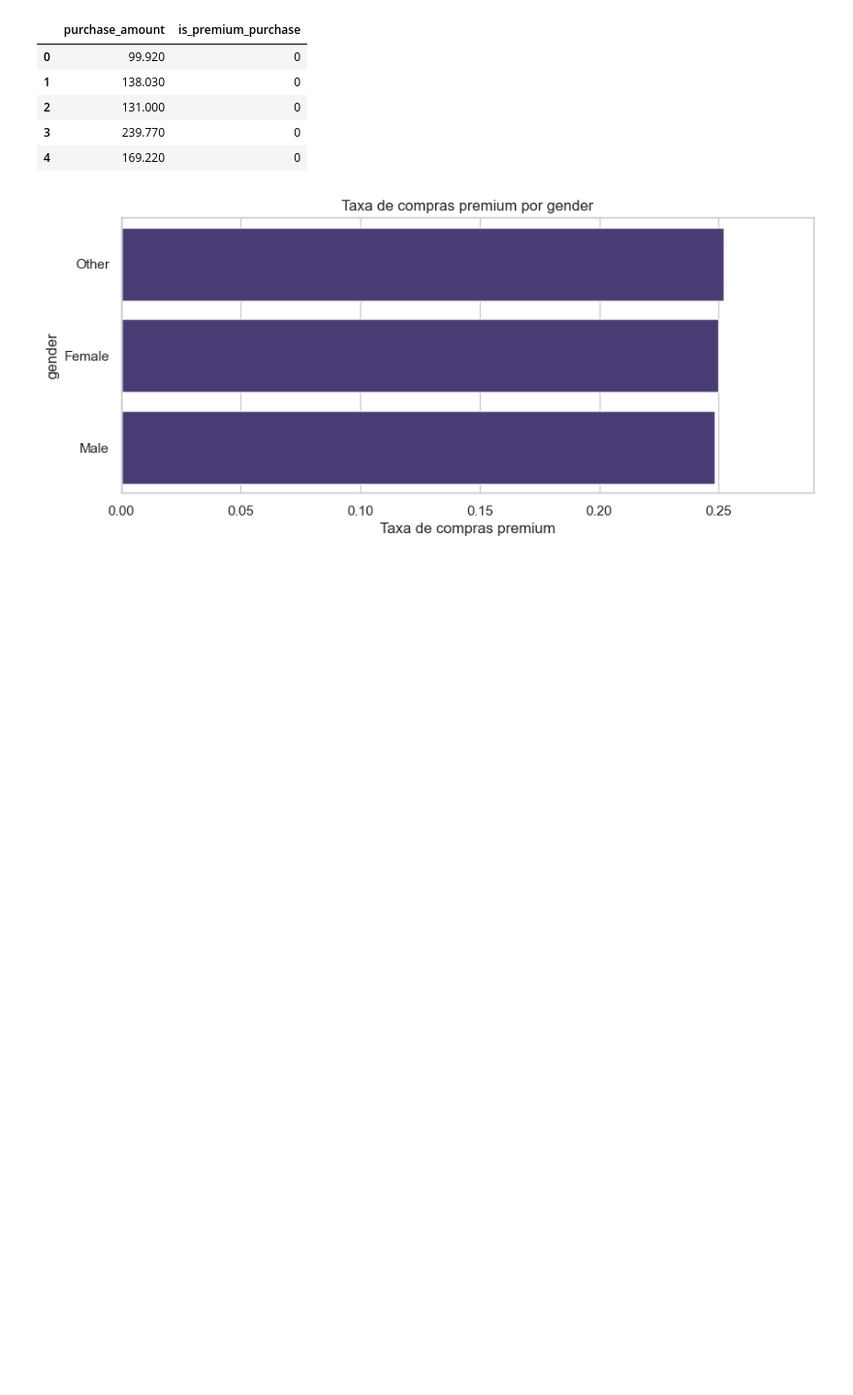
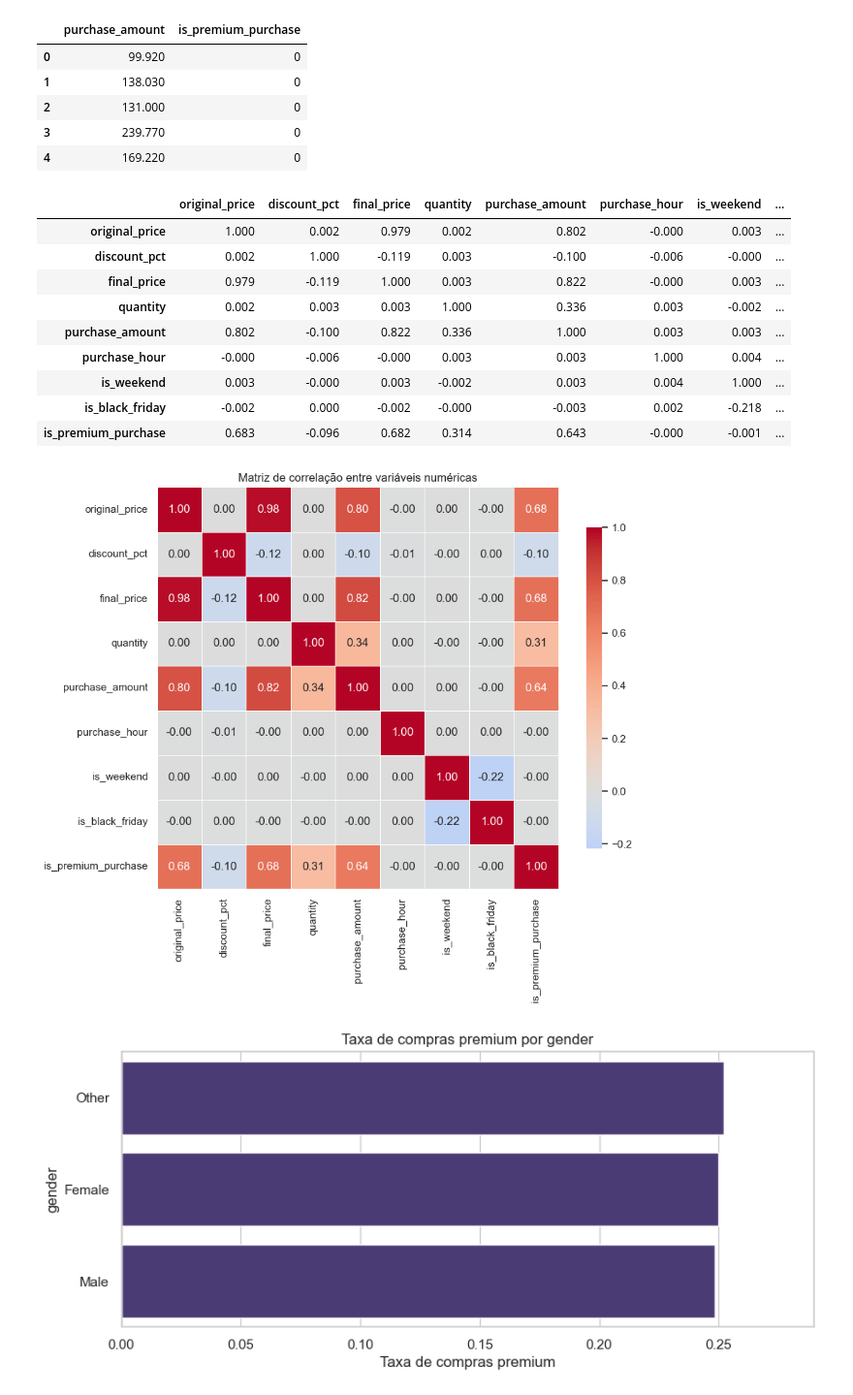
Before and after one commit to evandrorcoelho/black-friday-sales, a Jupyter notebook: data_explore.ipynb, the cells around one changed output. Shown at 97% size. Cells and saved outputs as stored; diff of their text form; code cells hidden in the pictures; blank space fills up the shorter version.

```diff
--- a/data_explore.ipynb
+++ b/data_explore.ipynb
@@ -194,6 +194,43 @@ Taxa de compras premium: 25.00%
 | 2 | 131.000 | 0 |
 | 3 | 239.770 | 0 |
 | 4 | 169.220 | 0 |
+# %%
+correlation_columns = [
+    column
+    for column in df.select_dtypes(include=np.number).columns
+    if column not in ["transaction_id", "customer_id", "product_id"]
+]
+
+correlation_matrix = df[correlation_columns].corr()
+
+display(correlation_matrix)
+
+plt.figure(figsize=(10, 8))
+sns.heatmap(
+    correlation_matrix,
+    annot=True,
+    fmt=".2f",
+    cmap="coolwarm",
+    center=0,
+    square=True,
+    linewidths=0.5,
+    cbar_kws={"shrink": 0.8},
+)
+plt.title("Matriz de correlação entre variáveis numéricas")
+plt.tight_layout()
+plt.show()
+# %% [output]
+|  | original_price | discount_pct | final_price | quantity | purchase_amount | purchase_hour | is_weekend | ... |
+| original_price | 1.000 | 0.002 | 0.979 | 0.002 | 0.802 | -0.000 | 0.003 | ... |
+| discount_pct | 0.002 | 1.000 | -0.119 | 0.003 | -0.100 | -0.006 | -0.000 | ... |
+| final_price | 0.979 | -0.119 | 1.000 | 0.003 | 0.822 | -0.000 | 0.003 | ... |
+| quantity | 0.002 | 0.003 | 0.003 | 1.000 | 0.336 | 0.003 | -0.002 | ... |
+| purchase_amount | 0.802 | -0.100 | 0.822 | 0.336 | 1.000 | 0.003 | 0.003 | ... |
+| purchase_hour | -0.000 | -0.006 | -0.000 | 0.003 | 0.003 | 1.000 | 0.004 | ... |
+| is_weekend | 0.003 | -0.000 | 0.003 | -0.002 | 0.003 | 0.004 | 1.000 | ... |
+| is_black_friday | -0.002 | 0.000 | -0.002 | -0.000 | -0.003 | 0.002 | -0.218 | ... |
+| is_premium_purchase | 0.683 | -0.096 | 0.682 | 0.314 | 0.643 | -0.000 | -0.001 | ... |
+[figure, added]
 # %%
 def plot_premium_rate_by(column: str, top_n: int | None = None) -> pd.DataFrame:
     summary = (
```
Also changed, not shown: parts of 2 cells of this notebook.
